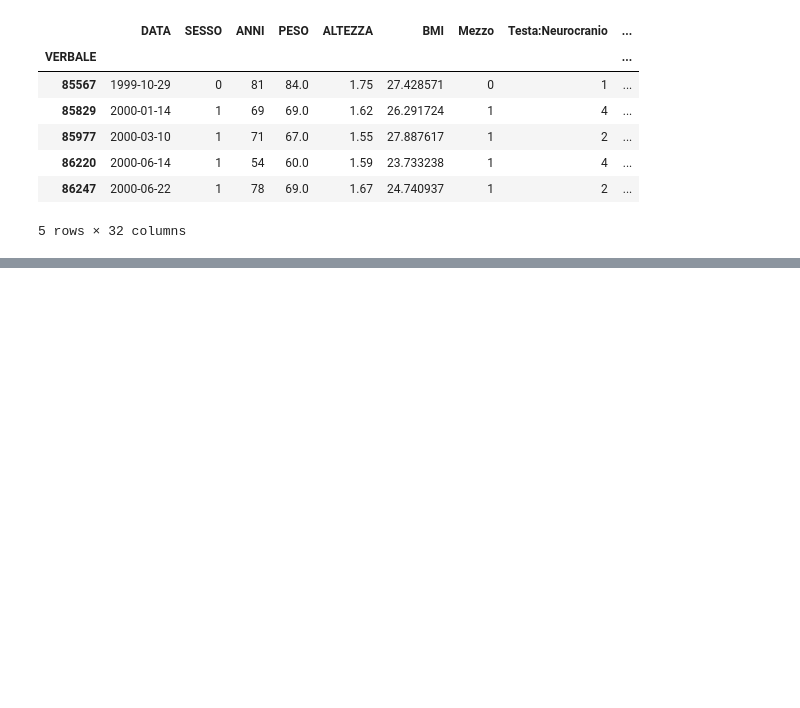
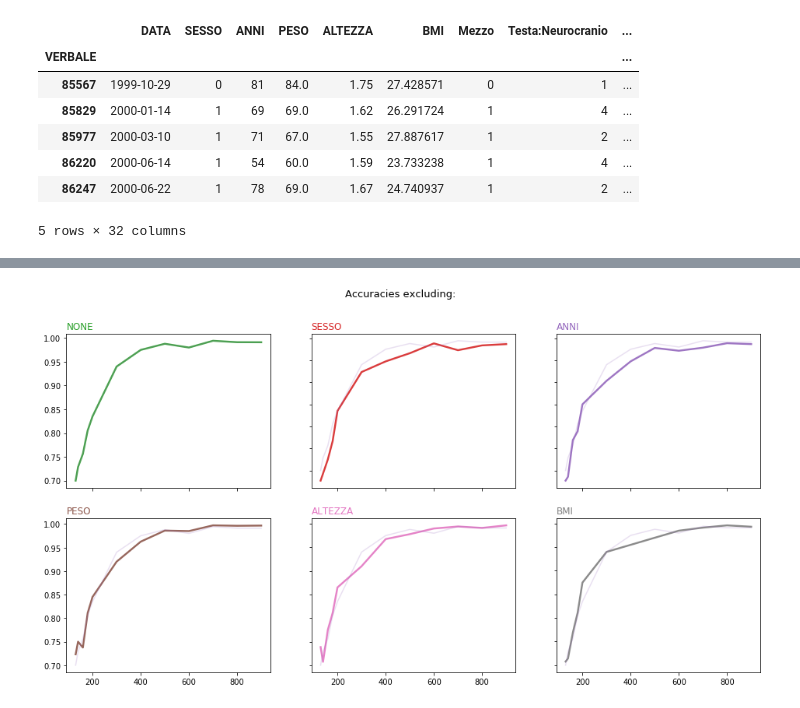
Before and after one commit to Mafidyuz/NeuralNetworksExercises, a Jupyter notebook: codice/incidenti5.ipynb, the cells around one changed output, grey strips where cells are left out. Drawn from its saved outputs; the diff is of its cells as text; code cells hidden in the pictures; blank space fills up the shorter version.

```diff
--- a/codice/incidenti5.ipynb
+++ b/codice/incidenti5.ipynb
@@ -178,0 +217,30 @@ for feature in tqdm(['SESSO', 'ANNI', 'PESO', 'ALTEZZA', 'BMI']):
+# %%
+plt.figure(figsize=(16,8))
+palette = plt.get_cmap('tab10')
+
+num=0
+
+for name in accuracies_excluding:
+    num+=1
+
+    score = accuracies_excluding[name]['best score']
+    n_data = accuracies_excluding[name]['n_data']
+    plt.subplot(2,3, num)
+
+    plt.plot(n_data, score, marker='', color=palette(num+1), linewidth=2.4, alpha=0.9)
+
+
+    plt.plot(n_data, accuracies_excluding['NONE']['best score'], color=palette(4), alpha=0.2)
+
+
+    if num in range(4) :
+        plt.tick_params(labelbottom=False)
+    if num not in [1,4,7] :
+        plt.tick_params(labelleft=False)
+
+    plt.title(name, loc='left', fontsize=12, fontweight=0, color=palette(num+1) )
+
+plt.suptitle("Accuracies excluding: ", fontsize=13, fontweight=0, color='black')
+plt.show()
+# %% [output]
+[figure, added]
```
Also changed, not shown: parts of 12 cells of this notebook, 2 other files.
